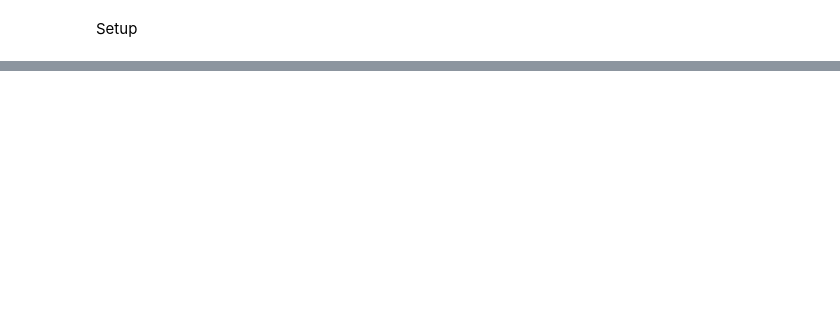
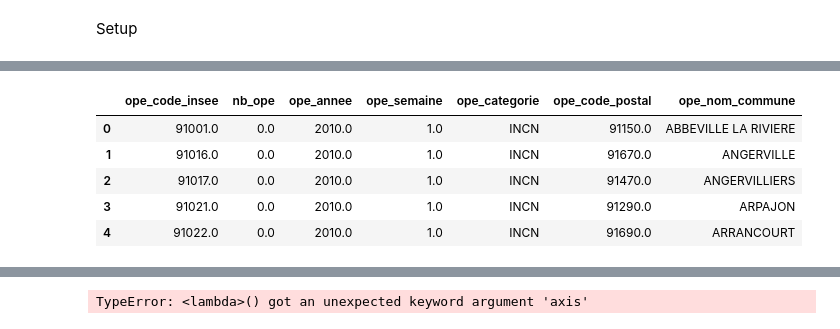
Before and after one commit to macdrien/utbm-ad50-predict-interventions-number-sdis91, a Jupyter notebook: src/app.ipynb, the cells around one changed output, grey strips where cells are left out. Drawn from its saved outputs; the diff is of its cells as text; code cells hidden in the pictures; blank space fills up the shorter version.

```diff
--- a/src/app.ipynb
+++ b/src/app.ipynb
@@ -33,0 +55,12 @@ print('Setup complete')
+# %%
+display(
+    sdis91_data.head(),
+    sdis91_data.tail(),
+)
+# %% [output]
+|  | ope_code_insee | nb_ope | ope_annee | ope_semaine | ope_categorie | ope_code_postal | ope_nom_commune |
+| 0 | 91001.0 | 0.0 | 2010.0 | 1.0 | INCN | 91150.0 | ABBEVILLE LA RIVIERE |
+| 1 | 91016.0 | 0.0 | 2010.0 | 1.0 | INCN | 91670.0 | ANGERVILLE |
+| 2 | 91017.0 | 0.0 | 2010.0 | 1.0 | INCN | 91470.0 | ANGERVILLIERS |
+| 3 | 91021.0 | 0.0 | 2010.0 | 1.0 | INCN | 91290.0 | ARPAJON |
+| 4 | 91022.0 | 0.0 | 2010.0 | 1.0 | INCN | 91690.0 | ARRANCOURT |
@@ -33,0 +73,46 @@ print('Setup complete')
+# %%
+# sdis91_data cleanup
+
+sdis91_data['yearweek'] = sdis91_data.ope_annee.astype(int).astype(str) + sdis91_data.ope_semaine.apply('{:0>2}'.format)
+
+sdis91_data['yearweek'] = sdis91_data.ope_semaine.apply(
+    lambda x: "{:02d}".format(x['ope_semaine']),
+    axis=1,
+)
+
+# explanation :
+# ope_annee.astype(int)
+# we get rid of the .0 after the year then convert to string
+
+# ope_semaine.apply('{:0>2}'.format)
+# '1' -> '01' (explicitly converting to string)
+
+# we convert both left and right operands to strings or
+# else they are summed instead of concatenated
+
+sdis91_data['yearweek'] = sdis91_data['yearweek'].astype(float).astype(int)
+# when astype(int) is used directly, it causes the following error:
+# invalid literal for int() with base 10 (...)
+
+# drop ope_nom_commune & ope_code_postal, we already have the commune's INSEE code
+sdis91_data.drop('ope_nom_commune', axis=1, inplace=True)
+sdis91_data.drop('ope_code_postal', axis=1, inplace=True)
+
+# drop annee and semaine because we now have yearweek (ISO8601 Yearweek)
+sdis91_data.drop('ope_annee', axis=1, inplace=True)
+sdis91_data.drop('ope_semaine', axis=1, inplace=True)
+
+sdis91_data.rename(
+    columns={'ope_code_insee': 'insee_commune'},
+    inplace=True,
+)
+
+sdis91_data['insee_commune'] = sdis91_data['insee_commune'].astype(int)
+sdis91_data['nb_ope'] = sdis91_data['nb_ope'].astype(int)
+
+display(
+    sdis91_data.head(),
+    sdis91_data.tail(),
+)
+# %% [output]
+TypeError: <lambda>() got an unexpected keyword argument 'axis'
```
Also changed, not shown: parts of 10 cells of this notebook.
